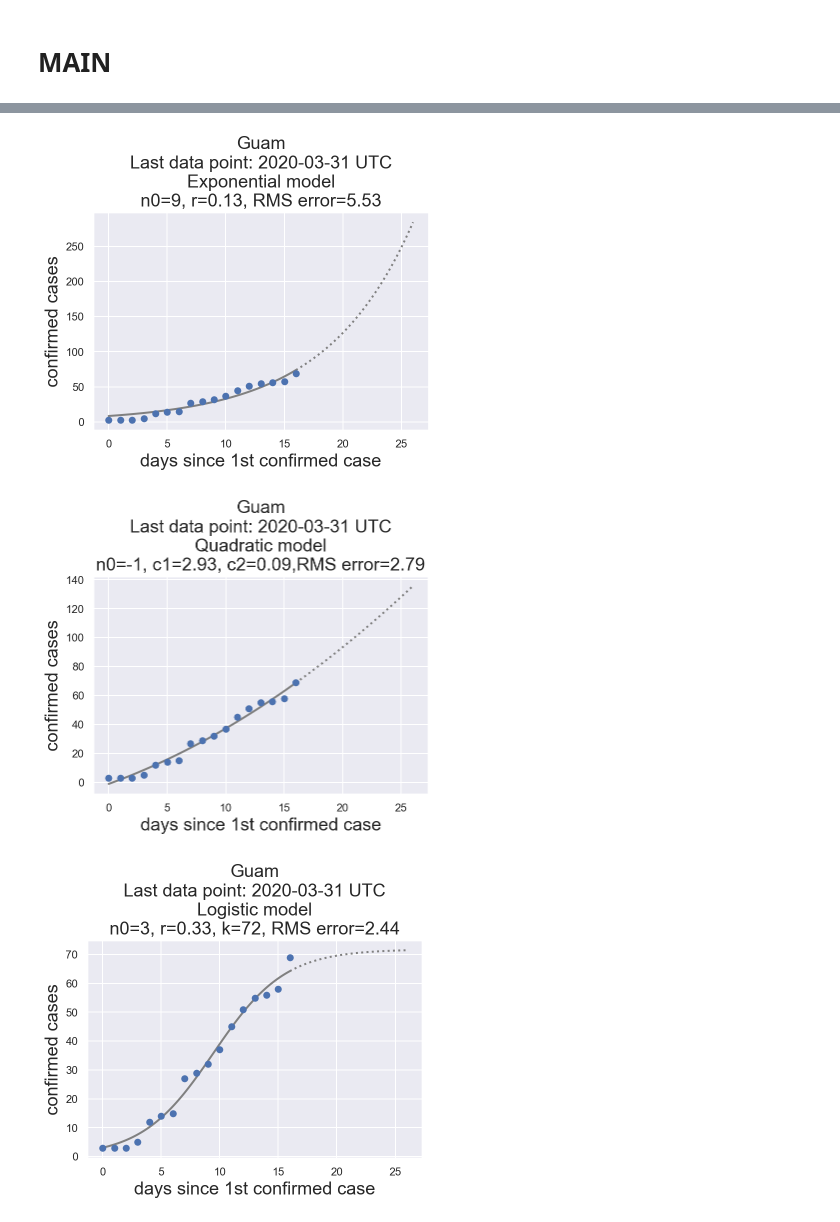
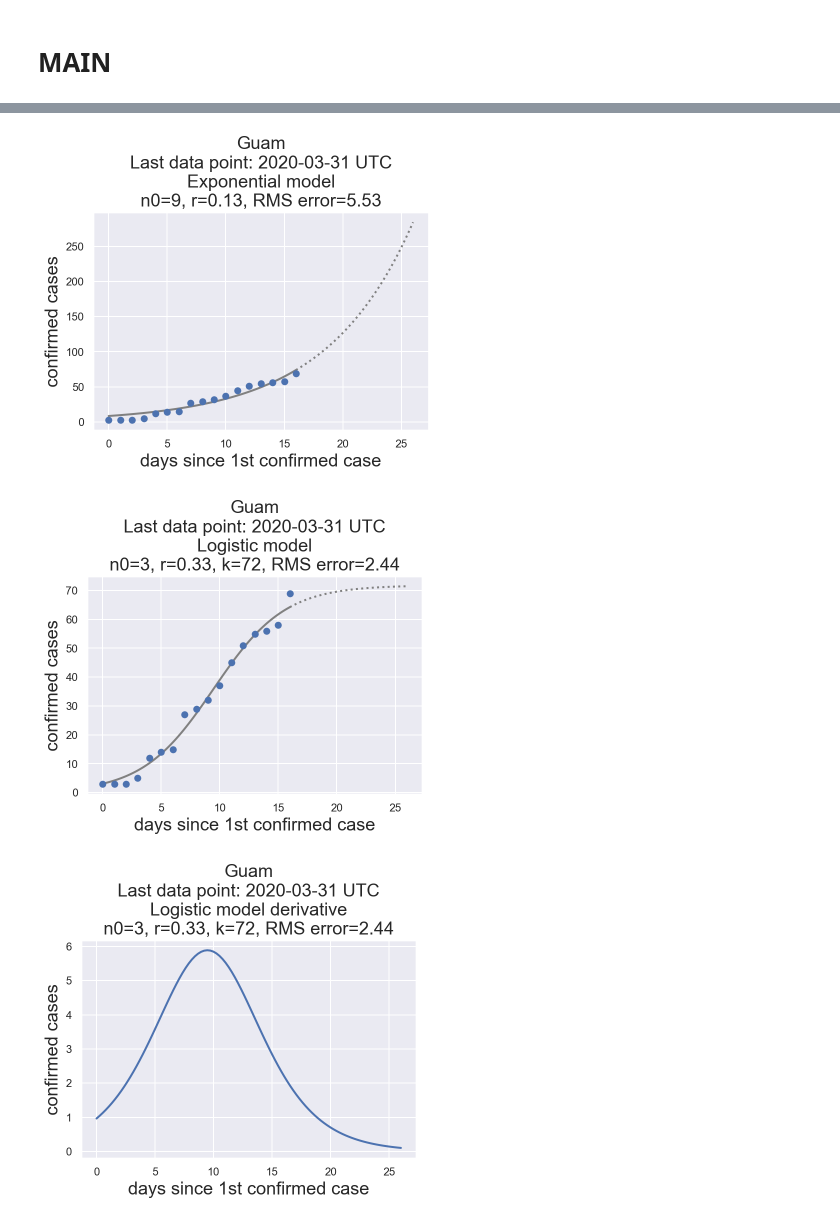
Before and after one commit to aubreymoore/Guam-Corona-Virus-Data, a Jupyter notebook: curve-fitting.ipynb, the cells around one changed output, grey strips where cells are left out. Drawn from its saved outputs; the diff is of its cells as text; code cells hidden in the pictures.

```diff
--- a/curve-fitting.ipynb
+++ b/curve-fitting.ipynb
@@ -31,3 +34,6 @@ def exponential_model(t, nz, r):
 # %%
 def linear_model(t, y_intercept, slope):
     return y_intercept + slope * t
+
+linear_init = np.array([1, 10])
+linear_bounds = ([-100, 1], [100, 100])
@@ -103,7 +106,7 @@ def plot_logistic_model_derivative(place_name):
     days = [i for i in range(df.size)]
 
     # Do curve fit, but dump covariance into dummy variable
-    p, _ = scipy.optimize.curve_fit(logistic_model, days, df.cases, p0_logistic)
+    p, _ = scipy.optimize.curve_fit(f=logistic_model, xdata=days, ydata=df.cases, p0=logistic_init, bounds=logistic_bounds)
 
     # Calculate RMS error for fitted model
     targets = df.cases.values
@@ -130,19 +133,7 @@ def plot_logistic_model_derivative(place_name):
     plt.savefig('images/{}-logistic-model-derivative-{}.png'.format(place_name, df.index[-1]), bbox_inches='tight')
     plt.savefig('images/{}-logistic-model-derivative-latest.png'.format(place_name), bbox_inches='tight')
 
+    plt.show()
     plt.close()
 
     return
-# %%
-# Initial parameters for exponential model
-n_0 = 1
-r_0 = 0.33
-p0_exponential = np.array([n_0, r_0])
-
-df = get_data('Guam')
-days = [i for i in range(df.size)]
-
-# Do curve fit, but dump covariance into dummy variable
-p, _ = scipy.optimize.curve_fit(exponential_model, days, df.cases, p0_exponential)
-
-exponential_model(max(days)+90, *p)
@@ -153,40 +142,16 @@ exponential_model(max(days)+90, *p)
 # %%
 place_names = ['Guam', 'Hawaii']
 
-# Initial parameters for linear model
-y_intercept_0 = 1
-slope_0 = 10
-p0_linear = np.array([y_intercept_0, slope_0])
-
-# Initial parameters for quadratic model
-n_0 = 1
-c1_0 = 4
-c2_0 = 0
-p0_quadratic = np.array([n_0, c1_0, c2_0])
-
-# Initial parameters for exponential model
-n_0 = 1
-r_0 = 0.33
-p0_exponential = np.array([n_0, r_0])
-
-# Initial parameters for logistic_model
-#K_0 = 1000
-K_0 = 200
-P0_0 = 1
-lr_0 = 0.33
-p0_logistic = np.array([K_0, P0_0, lr_0])
-
 for place_name in place_names:
     df = get_data(place_name)
-    fit_curve(place_name=place_name, df=df, model=linear_model, p0=p0_linear, extrapolated_days=10)
-    fit_curve(place_name=place_name, df=df, model=exponential_model, p0=p0_exponential, extrapolated_days=10)
-    fit_curve(place_name=place_name, df=df, model=quadratic_model, p0=p0_quadratic, extrapolated_days=10)
-    fit_curve(place_name=place_name, df=df, model=logistic_model, p0=p0_logistic, extrapolated_days=10)
+    fit_curve(place_name=place_name, df=df, model=linear_model, p0=linear_init, bounds=linear_bounds, extrapolated_days=10)
+    fit_curve(place_name=place_name, df=df, model=exponential_model, p0=exponential_init, bounds=exponential_bounds, extrapolated_days=10)
+    fit_curve(place_name=place_name, df=df, model=logistic_model, p0=logistic_init, bounds=logistic_bounds, extrapolated_days=10)
     plot_logistic_model_derivative(place_name)
 # %% [output]
 [figure]
 [figure]
-[figure, old version]
+[figure, new version]
-[figure, old version]
+[figure, new version]
 [figure]
 [figure]
```
Also changed, not shown: parts of 7 cells of this notebook, 20 other files.
